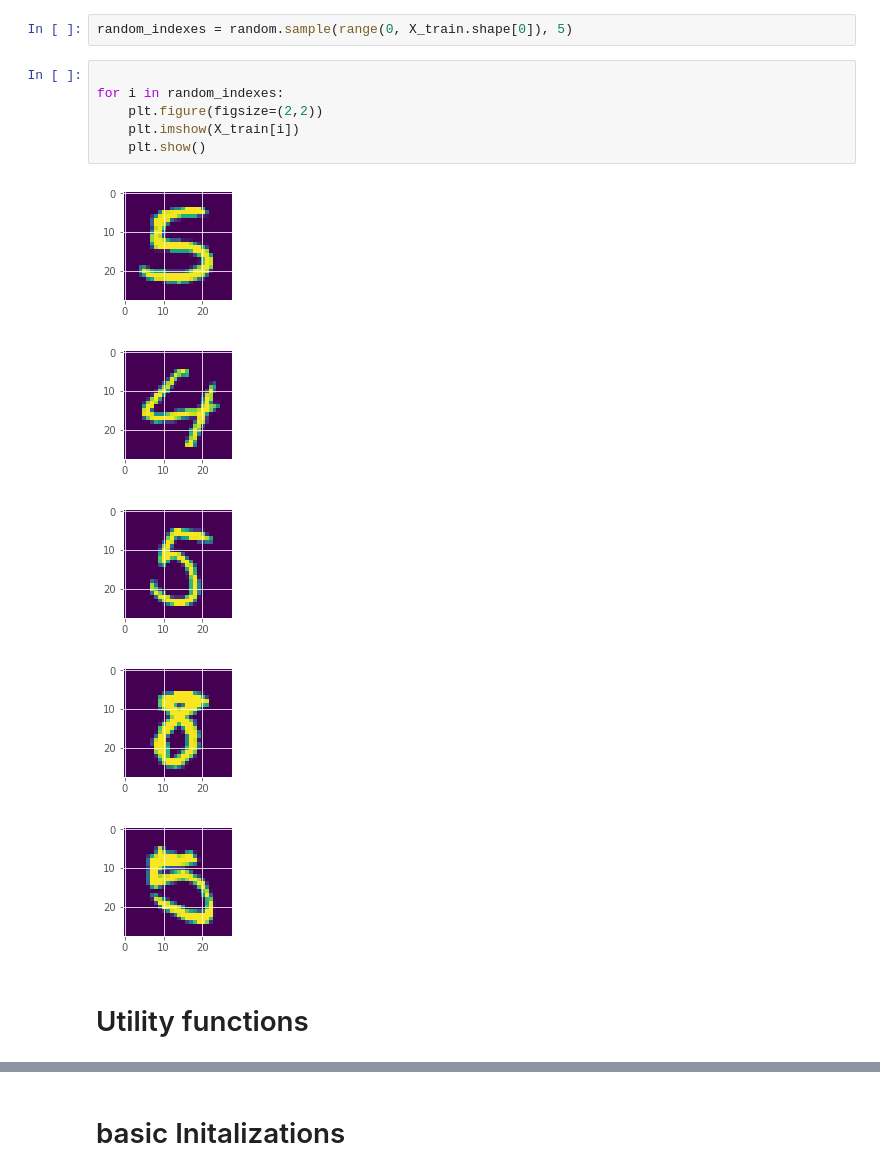
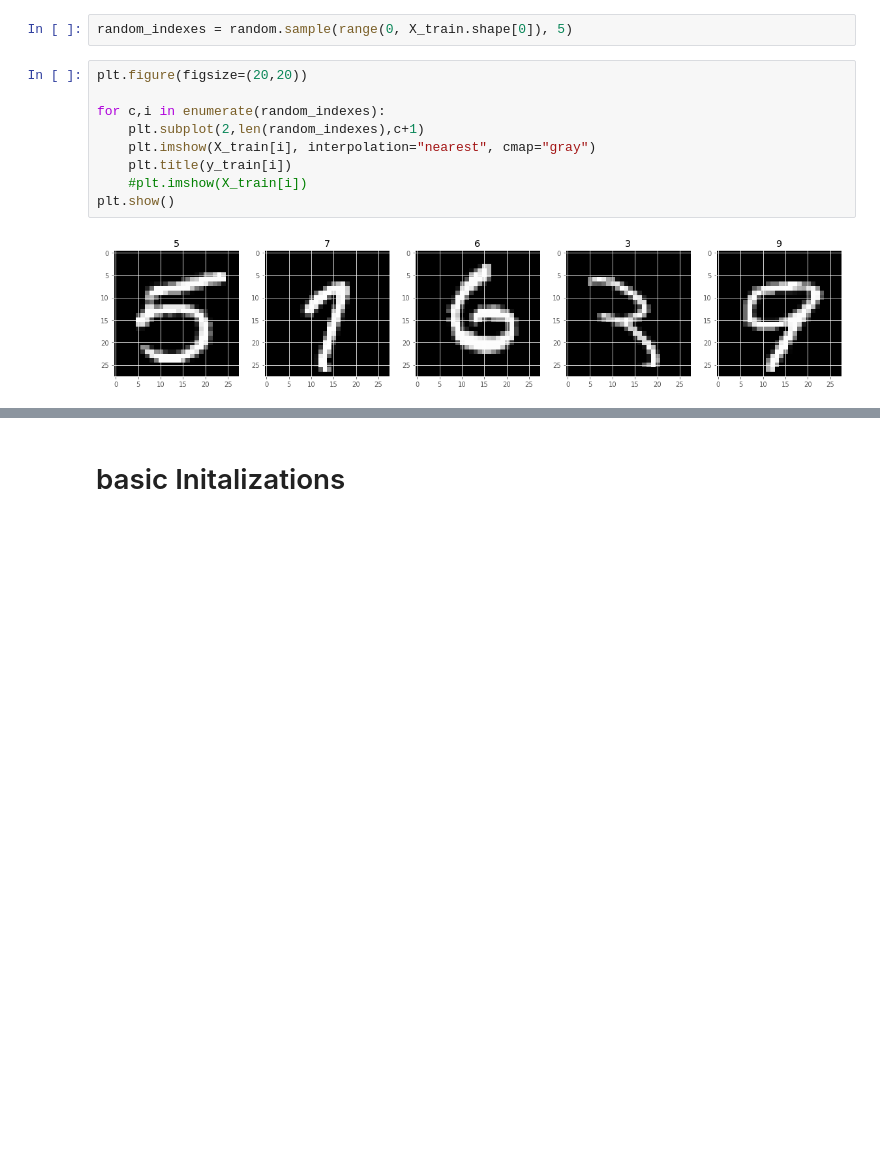
Before and after one commit to RajHarry/DeepNets, a Jupyter notebook: Keras/01 CNN_MNIST.ipynb, the cells around one changed output, grey strips where cells are left out. Drawn from its saved outputs; the diff is of its cells as text; blank space fills up the shorter version.

```diff
--- a/Keras/01 CNN_MNIST.ipynb
+++ b/Keras/01 CNN_MNIST.ipynb
@@ -43,16 +45,13 @@ print y_test.shape
 # %%
 random_indexes = random.sample(range(0, X_train.shape[0]), 5)
 # %%
+plt.figure(figsize=(20,20))
 
-for i in random_indexes:
-    plt.figure(figsize=(2,2))
-    plt.imshow(X_train[i])
-    plt.show()
+for c,i in enumerate(random_indexes):
+    plt.subplot(2,len(random_indexes),c+1)
+    plt.imshow(X_train[i], interpolation="nearest", cmap="gray")
+    plt.title(y_train[i])
+    #plt.imshow(X_train[i])
+plt.show()
 # %% [output]
-[figure, old version]
+[figure, new version]
-[figure, removed]
-[figure, removed]
-[figure, removed]
-[figure, removed]
-# %% [markdown]
-# Utility functions
```
Also changed, not shown: parts of 37 cells of this notebook.
